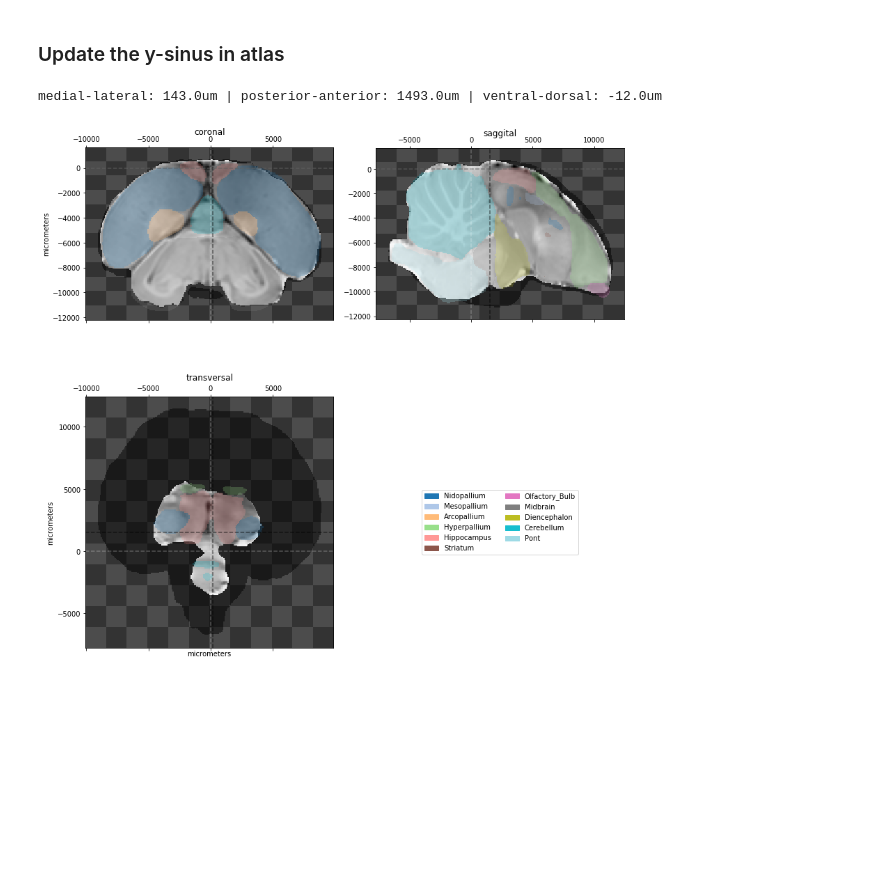
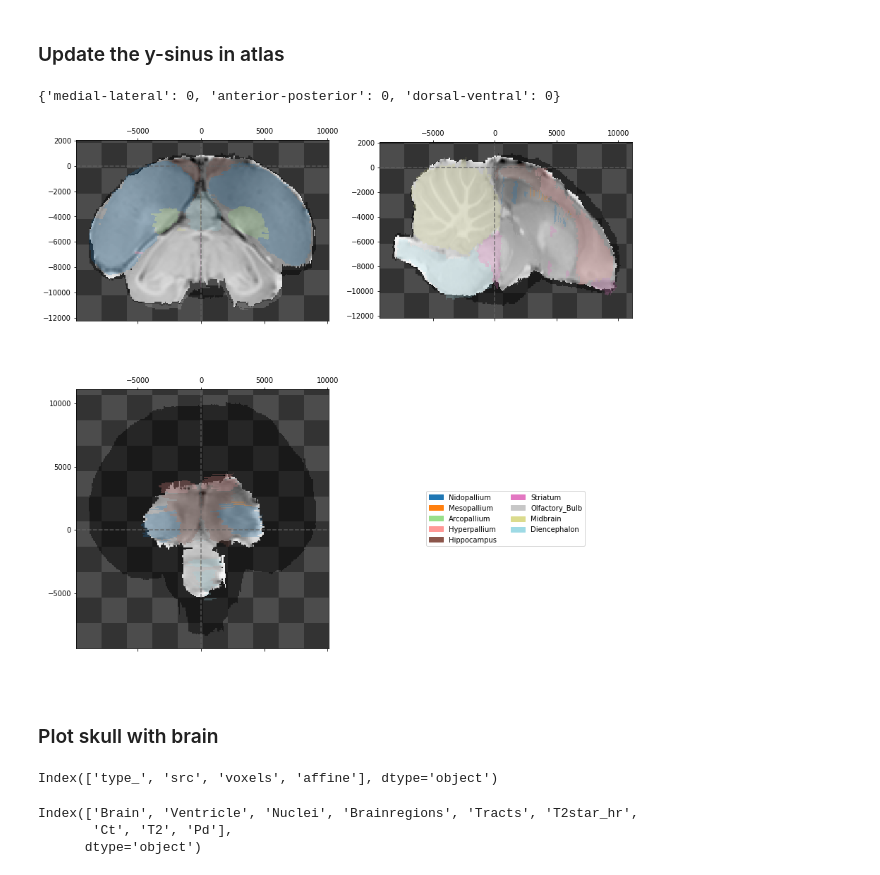
Before and after one commit to timsainb/birdbrain, a Jupyter notebook: notebooks/starling/0.1-find_y_sinus.ipynb, the cells around one changed output. Drawn from its saved outputs; the diff is of its cells as text; code cells hidden in the pictures; blank space fills up the shorter version.

```diff
--- a/notebooks/starling/0.1-find_y_sinus.ipynb
+++ b/notebooks/starling/0.1-find_y_sinus.ipynb
@@ -61,7 +50,21 @@ medial-lateral: 143.0um | posterior-anterior: 1493.0um | ventral-dorsal: -12.0um
 # %% [markdown]
 ### Update the y-sinus in atlas
-# %%
-plot_location_coordinates(starling_atlas, updated_y_sinus, "Brainregions", region_alpha = 0.25, zoom =6);
-# %% [output]
-medial-lateral: 143.0um | posterior-anterior: 1493.0um | ventral-dorsal: -12.0um
-[figure, removed]
+# %%
+starling_atlas.update_y_sinus(updated_y_sinus=updated_y_sinus)
+# %%
+plot_2d_coordinates(starling_atlas, point_in_um= [0,0,0]);
+# %% [output]
+{'medial-lateral': 0, 'anterior-posterior': 0, 'dorsal-ventral': 0}
+[figure, added]
+# %% [markdown]
+### Plot skull with brain
+# %%
+starling_atlas.voxel_data.columns
+# %% [output]
+Index(['type_', 'src', 'voxels', 'affine'], dtype='object')
+# %%
+starling_atlas.voxel_data.index
+# %% [output]
+Index(['Brain', 'Ventricle', 'Nuclei', 'Brainregions', 'Tracts', 'T2star_hr',
+       'Ct', 'T2', 'Pd'],
+      dtype='object')
```
Also changed, not shown: parts of 11 cells of this notebook, 49 other files.
